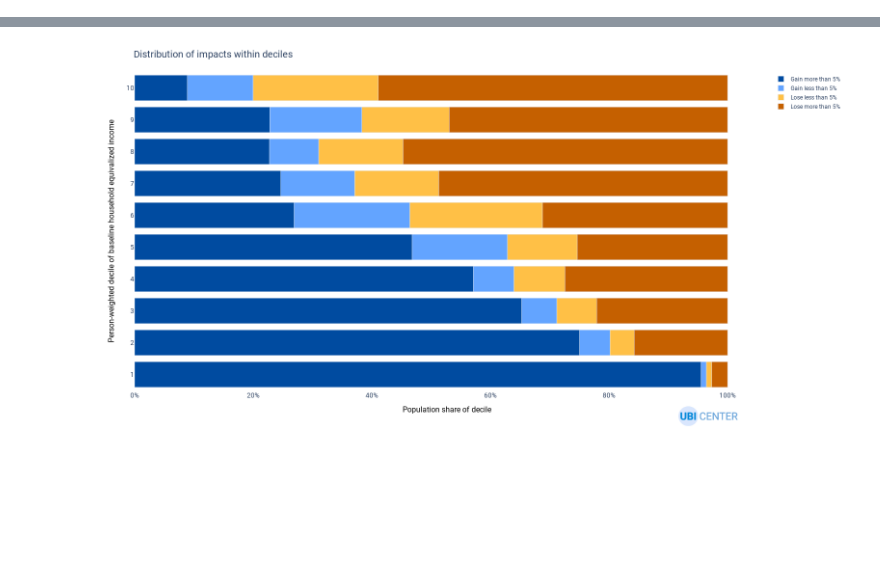
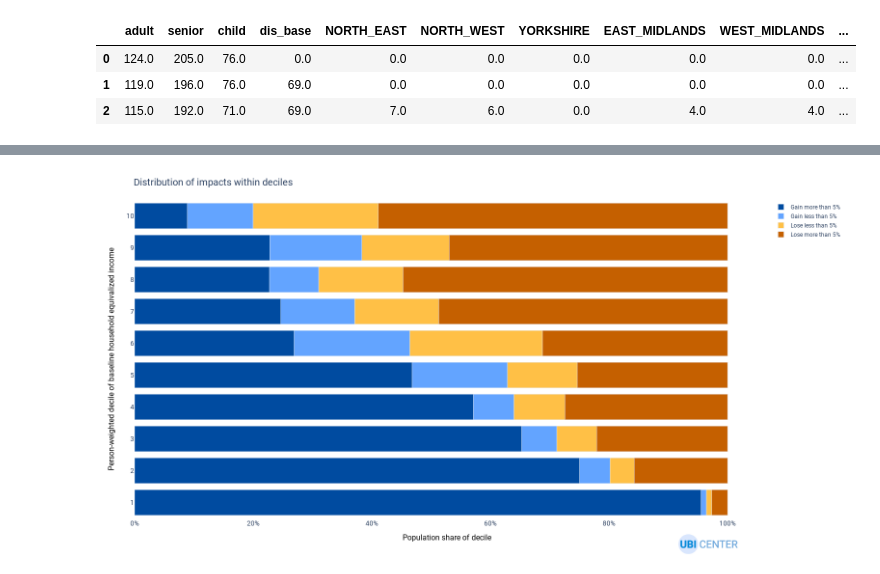
Before and after one commit to UBICenter/uk, a Jupyter notebook: jb/scratch.ipynb, the cells around one changed output, grey strips where cells are left out. Drawn from its saved outputs; the diff is of its cells as text; code cells hidden in the pictures; blank space fills up the shorter version.

```diff
--- a/jb/scratch.ipynb
+++ b/jb/scratch.ipynb
@@ -4,6 +4,56 @@ if "py" not in os.listdir("."):
     os.chdir("..")
 
 %config Completer.use_jedi = False
+# %%
+import microdf as mdf
+import numpy as np
+import openfisca_uk as o
+import pandas as pd
+from openfisca_uk import IndividualSim, PopulationSim
+from openfisca_uk.reforms.modelling import reported_benefits
+from py.calc_ubi import ubi_reform
+
+REGION_CODES = [
+    "NORTH_EAST",
+    "NORTH_WEST",
+    "YORKSHIRE",
+    "EAST_MIDLANDS",
+    "WEST_MIDLANDS",
+    "EAST_OF_ENGLAND",
+    "LONDON",
+    "SOUTH_EAST",
+    "SOUTH_WEST",
+    "WALES",
+    "SCOTLAND",
+    "NORTHERN_IRELAND",
+]
+
+REGION_NAMES = [
+    "North East",
+    "North West",
+    "Yorkshire and the Humber",
+    "East Midlands",
+    "West Midlands",
+    "East of England",
+    "London",
+    "South East",
+    "South West",
+    "Wales",
+    "Scotland",
+    "Northern Ireland",
+]
+
+region_code_map = dict(zip(range(len(REGION_CODES)), REGION_CODES))
+region_name_map = dict(zip(range(len(REGION_NAMES)), REGION_NAMES))
+
+optimal_params = pd.read_csv("optimal_params.csv").round()  # Up a folder.
+# %%
+optimal_params
+# %% [output]
+|  | adult | senior | child | dis_base | NORTH_EAST | NORTH_WEST | YORKSHIRE | EAST_MIDLANDS | WEST_MIDLANDS | ... |
+| 0 | 124.0 | 205.0 | 76.0 | 0.0 | 0.0 | 0.0 | 0.0 | 0.0 | 0.0 | ... |
+| 1 | 119.0 | 196.0 | 76.0 | 69.0 | 0.0 | 0.0 | 0.0 | 0.0 | 0.0 | ... |
+| 2 | 115.0 | 192.0 | 71.0 | 69.0 | 7.0 | 6.0 | 0.0 | 4.0 | 4.0 | ... |
 # %%
 import microdf as mdf
 import numpy as np
```
Also changed, not shown: 1 other file.
